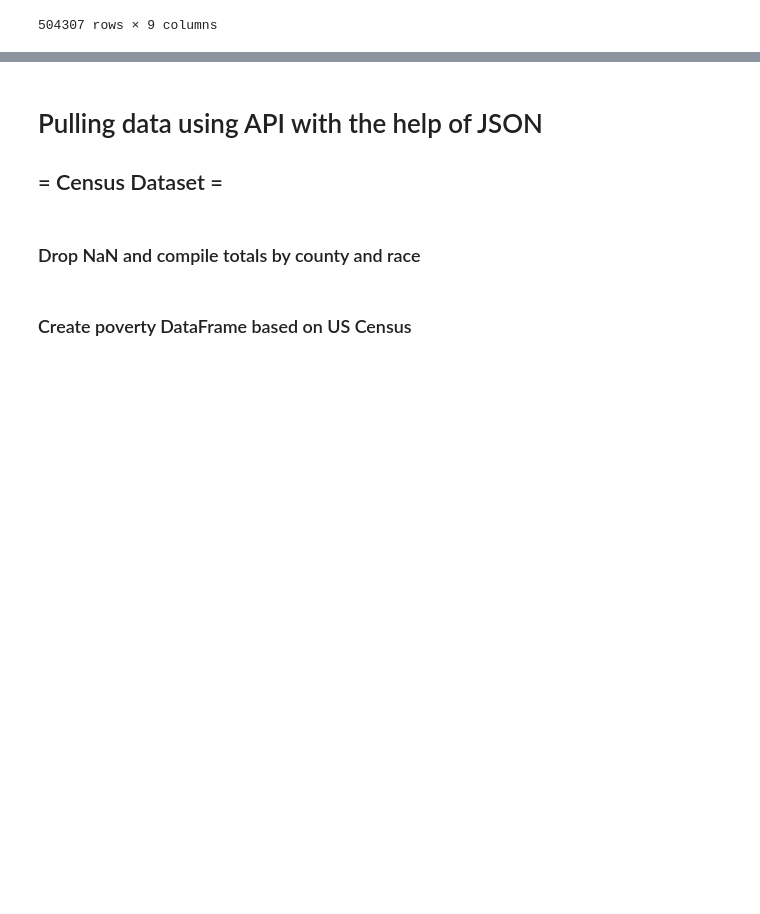
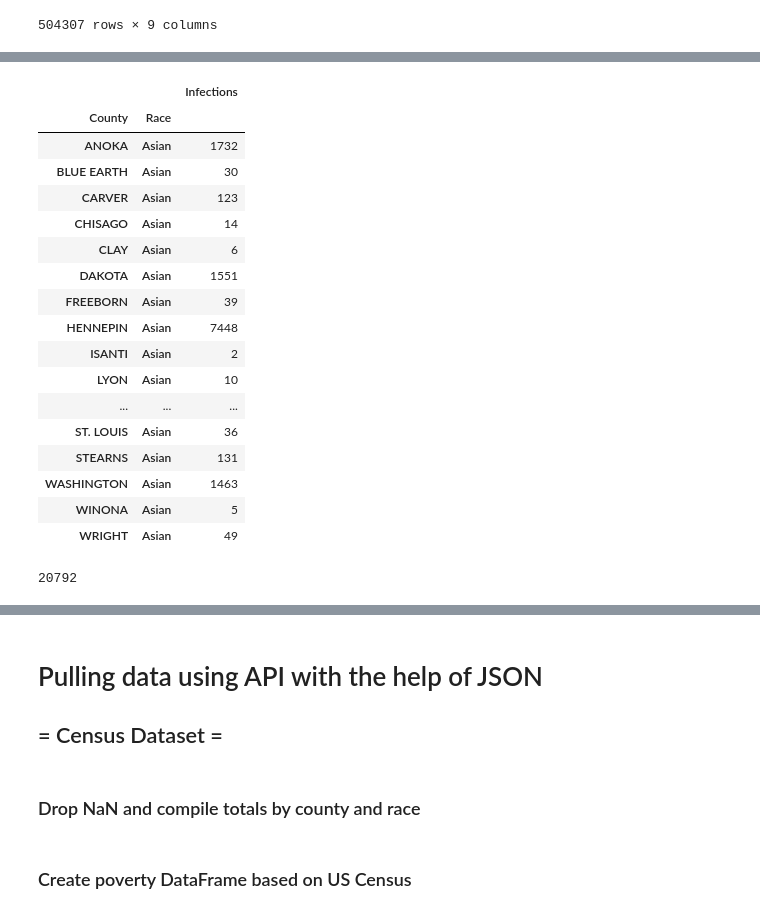
Before and after one commit to tlenzmeier58/Project_1, a Jupyter notebook: working.ipynb, the cells around one changed output, grey strips where cells are left out. Saved outputs shown, nothing was run; the diff lists cells and outputs as text; code cells hidden in the pictures; blank space fills up the shorter version.

```diff
--- a/working.ipynb
+++ b/working.ipynb
@@ -74,0 +164,32 @@ array(['Caucasian', nan, 'Hispanic', 'Asian', 'African American', 'Other',
+# %%
+#total sum of infections of asians in 2021
+cdc_infections_asian_df = cdc_df.loc[  cdc_df['Race'] == race_mn[1]]
+cdc_infections_asian_df
+cdc_infections_asian_df = cdc_infections_asian_df.groupby(['County', 'Race'])
+cdc_infections_asian_df.head()
+cdc_infections_asian_sum_df = cdc_infections_asian_df.sum()
+cdc_infections_asian_sum_df.head(50)
+# %% [output]
+|  |  | Infections |
+| County | Race |  |
+| ANOKA | Asian | 1732 |
+| BLUE EARTH | Asian | 30 |
+| CARVER | Asian | 123 |
+| CHISAGO | Asian | 14 |
+| CLAY | Asian | 6 |
+| DAKOTA | Asian | 1551 |
+| FREEBORN | Asian | 39 |
+| HENNEPIN | Asian | 7448 |
+| ISANTI | Asian | 2 |
+| LYON | Asian | 10 |
+| ... | ... | ... |
+| ST. LOUIS | Asian | 36 |
+| STEARNS | Asian | 131 |
+| WASHINGTON | Asian | 1463 |
+| WINONA | Asian | 5 |
+| WRIGHT | Asian | 49 |
+# %%
+cdc_infections_asian_total = cdc_infections_asian_sum_df['Infections'].sum()
+cdc_infections_asian_total
+# %% [output]
+20792
```
Also changed, not shown: parts of 100 cells of this notebook, 3 other files.
